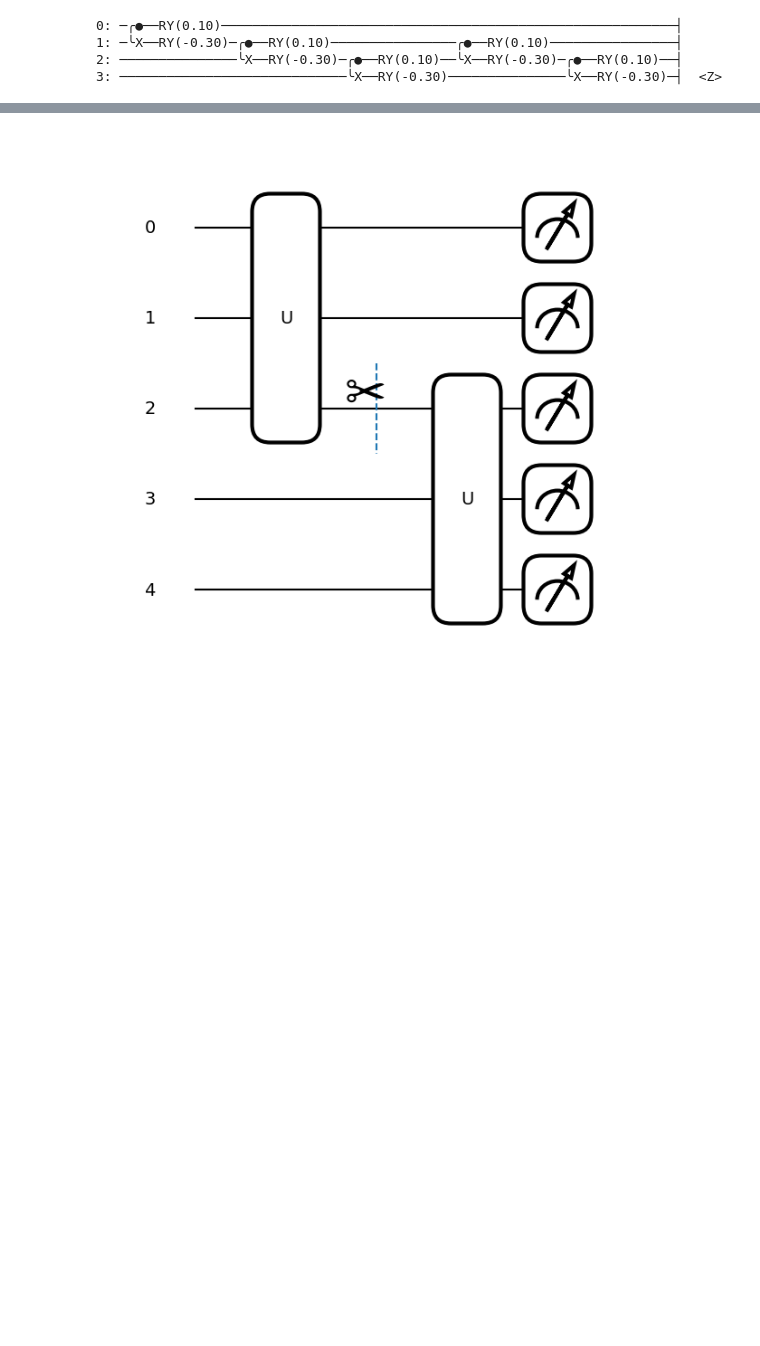
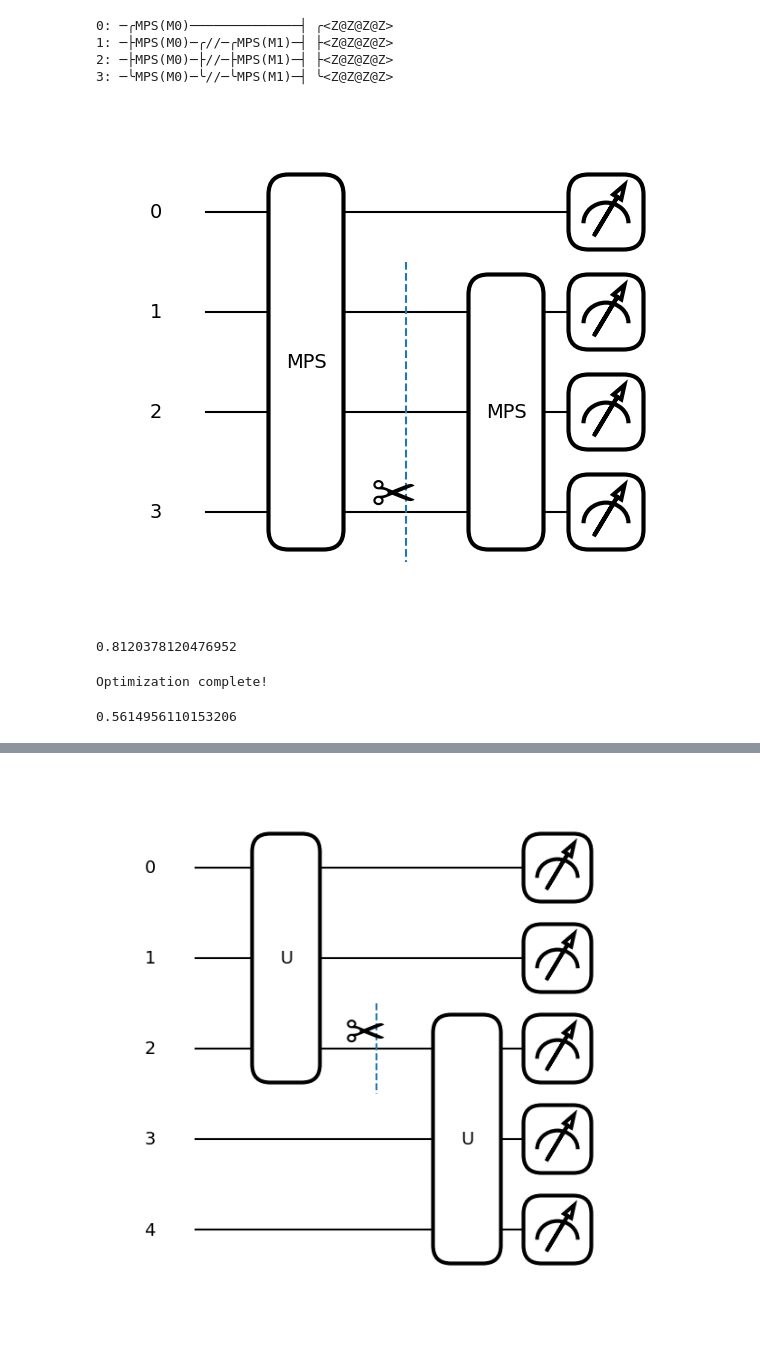
Before and after one commit to gideonuchehara/RICCO-Circuit-Cutting-Algorithm, a Jupyter notebook: notebooks/notebook.ipynb, the cells around one changed output, grey strips where cells are left out. Saved outputs shown, nothing was run; the diff lists cells and outputs as text; code cells hidden in the pictures; blank space fills up the shorter version.

```diff
--- a/notebooks/notebook.ipynb
+++ b/notebooks/notebook.ipynb
@@ -21,11 +21,29 @@ def circuit(template_weights):
     qml.MPS(range(n_wires),n_block_wires,block, n_params_block, template_weights)
     qml.WireCut(wires=range(n_wires)[-3:])
     qml.MPS(range(n_wires)[-3:],one_block,block, n_params_block, template_weights_one)
-    return qml.expval(qml.Z(n_wires-1))
+    return qml.expval(qml.Z(0) @ qml.Z(1) @ qml.Z(2) @ qml.Z(3))
 
-print(qml.draw(circuit, level='device')(template_weights))
+print(qml.draw(circuit, show_matrices=False)(template_weights))
 # %% [output]
-0: ─╭●──RY(0.10)──────────────────────────────────────────────────────────┤
-1: ─╰X──RY(-0.30)─╭●──RY(0.10)────────────────╭●──RY(0.10)────────────────┤
-2: ───────────────╰X──RY(-0.30)─╭●──RY(0.10)──╰X──RY(-0.30)─╭●──RY(0.10)──┤
-3: ─────────────────────────────╰X──RY(-0.30)───────────────╰X──RY(-0.30)─┤  <Z>
+0: ─╭MPS(M0)──────────────┤ ╭<Z@Z@Z@Z>
+1: ─├MPS(M0)─╭//─╭MPS(M1)─┤ ├<Z@Z@Z@Z>
+2: ─├MPS(M0)─├//─├MPS(M1)─┤ ├<Z@Z@Z@Z>
+3: ─╰MPS(M0)─╰//─╰MPS(M1)─┤ ╰<Z@Z@Z@Z>
+# %%
+fig1, ax = qml.draw_mpl(circuit, show_matrices=False)(template_weights)
+# %% [output]
+[figure, added]
+# %%
+circuit(template_weights)
+# %% [output]
+0.8120378120476952
+# %%
+from ricco.algorithm import RICCO
+num_cuts = 3
+# Initialize RICCO
+ricco = RICCO(circuit, num_cuts, dev, entangling_layers=4)
+ricco.reconstruct()
+ricco.expval
+# %% [output]
+Optimization complete!
+0.5614956110153206
```
Also changed, not shown: parts of 4 cells of this notebook, 2 other files.
